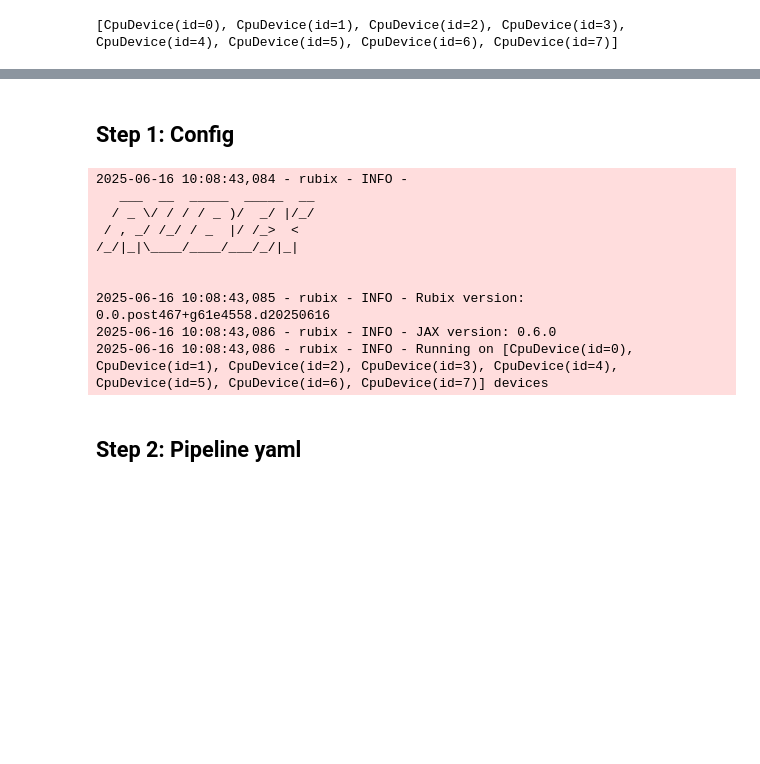
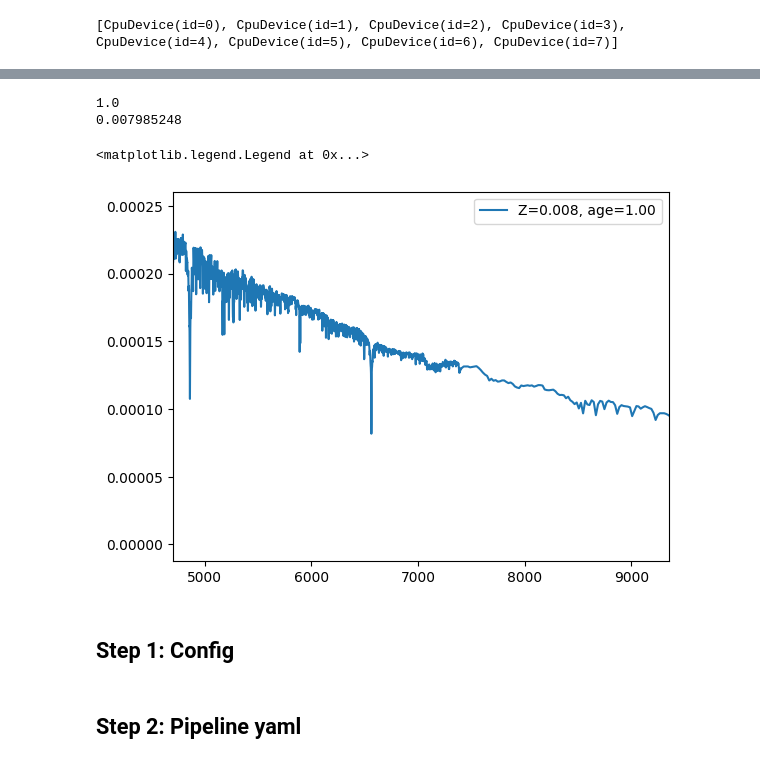
Before and after one commit to AstroAI-Lab/rubix, a Jupyter notebook: notebooks/rubix_pipeline_single_function_shard_map_test_spectrum.ipynb, the cells around one changed output, grey strips where cells are left out. Drawn from its saved outputs; the diff is of its cells as text; code cells hidden in the pictures; blank space fills up the shorter version.

```diff
--- a/notebooks/rubix_pipeline_single_function_shard_map_test_spectrum.ipynb
+++ b/notebooks/rubix_pipeline_single_function_shard_map_test_spectrum.ipynb
@@ -31,0 +47,10 @@ os.environ['SPS_HOME'] = '/home/annalena_data/sps_fsps'
+# %%
+# NBVAL_SKIP
+metallicity_index = 8
+age_index = 80
+# %%
+print(ssp_fsps.age[age_index])
+print(ssp_fsps.metallicity[metallicity_index])
+# %% [output]
+1.0
+0.007985248
@@ -32,3 +60,14 @@ os.environ['SPS_HOME'] = '/home/annalena_data/sps_fsps'
+# %%
+# NBVAL_SKIP
+import matplotlib.pyplot as plt
+
+plt.plot(ssp_fsps.wavelength,ssp_fsps.flux[metallicity_index][age_index], label=r'Z=%0.3f, age=%0.2f'%(ssp_fsps.metallicity[metallicity_index] ,ssp_fsps.age[age_index]))
+#plt.vlines(6563,0,5e-5, colors='r', label=r'H$\alpha$')
+plt.xlim(4700.15, 9351.4)
+plt.legend()
+# %% [output]
+<matplotlib.legend.Legend at 0x...>
+[figure, added]
 # %% [markdown]
 ## Step 1: Config
 # %%
@@ -39,7 +78,7 @@ import os
 
 galaxy_id = "g8.13e11"
 
-config_NIHAO = {
+config = {
     "pipeline":{"name": "calc_ifu_memory_test"},
 
     "logger": {
@@ -48,24 +87,31 @@ config_NIHAO = {
         "format": "%(asctime)s - %(name)s - %(levelname)s - %(message)s",
     },
     "data": {
-        "name": "NihaoHandler",
+        "name": "IllustrisAPI",
         "args": {
+            "api_key": os.environ.get("ILLUSTRIS_API_KEY"),
             "particle_type": ["stars"],
+            "simulation": "TNG50-1",
+            "snapshot": 99,
             "save_data_path": "data",
-            "snapshot": "1024",
         },
-        "load_galaxy_args": {"reuse": True, "id": galaxy_id},
-        "subset": {"use_subset": True, "subset_size": 10},
+
+        "load_galaxy_args": {
+        "id": 12,
+        "reuse": True,
+        },
+
+        "subset": {
+            "use_subset": True,
+            "subset_size": 10,
+        },
     },
     "simulation": {
-        "name": "NIHAO",
+        "name": "IllustrisTNG",
         "args": {
-            #"path": f'/export/home/aschaibl/813e11/{galaxy_id}.01024',
-            #"halo_path": f'/export/home/aschaibl/813e11/{galaxy_id}.01024.z0.000.AHF_halos',
-            "path": f'/home/_data/nihao/nihao_classic/{galaxy_id}/{galaxy_id}.01024',
-            "halo_path": f'/home/_data/nihao/nihao_classic/{galaxy_id}/{galaxy_id}.01024.z0.000.AHF_halos',
-            "halo_id": 0,
+            "path": "data/galaxy-id-12.hdf5",
         },
+
     },
     "output_path": "output",
 
@@ -78,8 +124,8 @@ config_NIHAO = {
         {"name": "PLANCK15"},
 
     "galaxy":
-        {"dist_z": 0.01,
-         "rotation": {"type": "matrix"}, #{"alpha": 0.0, "beta": 0.0, "gamma":0.0},
+        {"dist_z": 1e-10,
+         "rotation": {"type": "edge-on"}, #{"alpha": 0.0, "beta": 0.0, "gamma":0.0},
          "component": None, #["Halo"], #None,
          "component_file": "./data/gsf/g8.26e11.01024.gmm_full_white_jzjcejpjc_5clusters_2018tags.dat",
         },
@@ -97,17 +143,6 @@ config_NIHAO = {
             },
     },
 }
-# %% [output]
-2025-06-16 10:08:43,084 - rubix - INFO -
-   ___  __  _____  _____  __
-  / _ \/ / / / _ )/  _/ |/_/
- / , _/ /_/ / _  |/ /_>  <
-/_/|_|\____/____/___/_/|_|
-
-
-2025-06-16 10:08:43,085 - rubix - INFO - Rubix version: 0.0.post467+g61e4558.d20250616
-2025-06-16 10:08:43,086 - rubix - INFO - JAX version: 0.6.0
-2025-06-16 10:08:43,086 - rubix - INFO - Running on [CpuDevice(id=0), CpuDevice(id=1), CpuDevice(id=2), CpuDevice(id=3), CpuDevice(id=4), CpuDevice(id=5), CpuDevice(id=6), CpuDevice(id=7)] devices
 # %% [markdown]
 ## Step 2: Pipeline yaml
 # %% [markdown]
```
Also changed, not shown: parts of 16 cells of this notebook, 1 other file.
